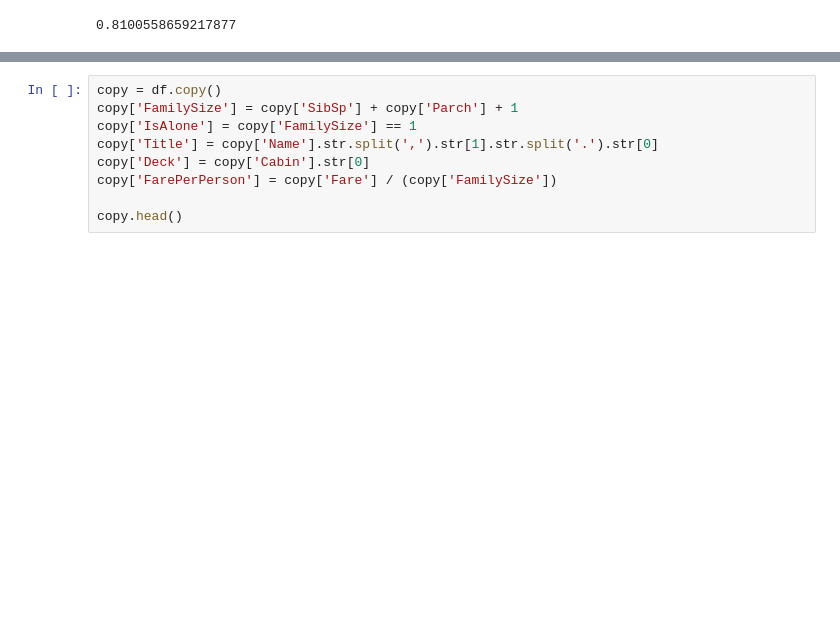
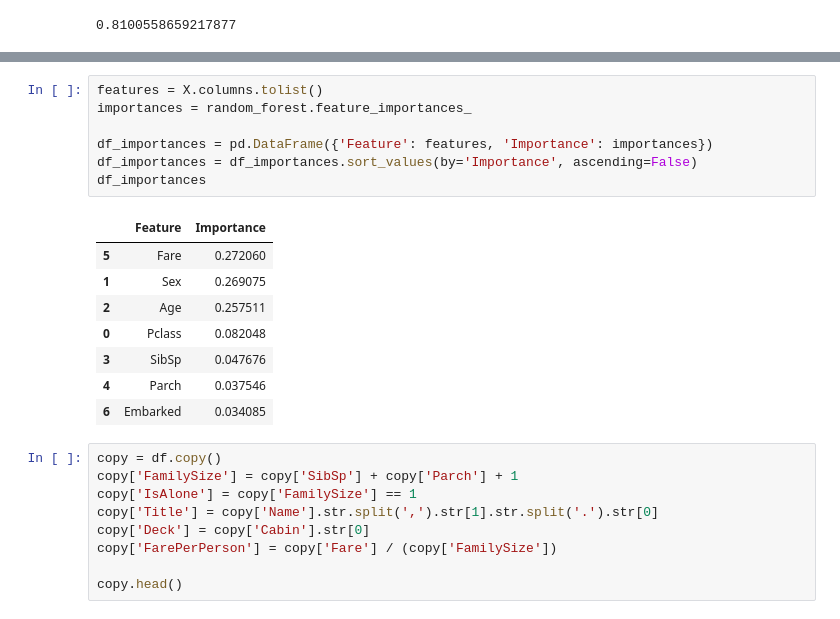
Before and after one commit to Adjeju/ai-ml, a Jupyter notebook: titanic/main.ipynb, the cells around one changed output, grey strips where cells are left out. Saved outputs shown, nothing was run; the diff lists cells and outputs as text; blank space fills up the shorter version.

```diff
--- a/titanic/main.ipynb
+++ b/titanic/main.ipynb
@@ -177,3 +177,19 @@ accuracy_score(y_test, y_pred)
+# %%
+features = X.columns.tolist()
+importances = random_forest.feature_importances_
+
+df_importances = pd.DataFrame({'Feature': features, 'Importance': importances})
+df_importances = df_importances.sort_values(by='Importance', ascending=False)
+df_importances
+# %% [output]
+|  | Feature | Importance |
+| 5 | Fare | 0.272060 |
+| 1 | Sex | 0.269075 |
+| 2 | Age | 0.257511 |
+| 0 | Pclass | 0.082048 |
+| 3 | SibSp | 0.047676 |
+| 4 | Parch | 0.037546 |
+| 6 | Embarked | 0.034085 |
 # %%
 copy = df.copy()
 copy['FamilySize'] = copy['SibSp'] + copy['Parch'] + 1
```
Also changed, not shown: parts of 1 cell of this notebook.
